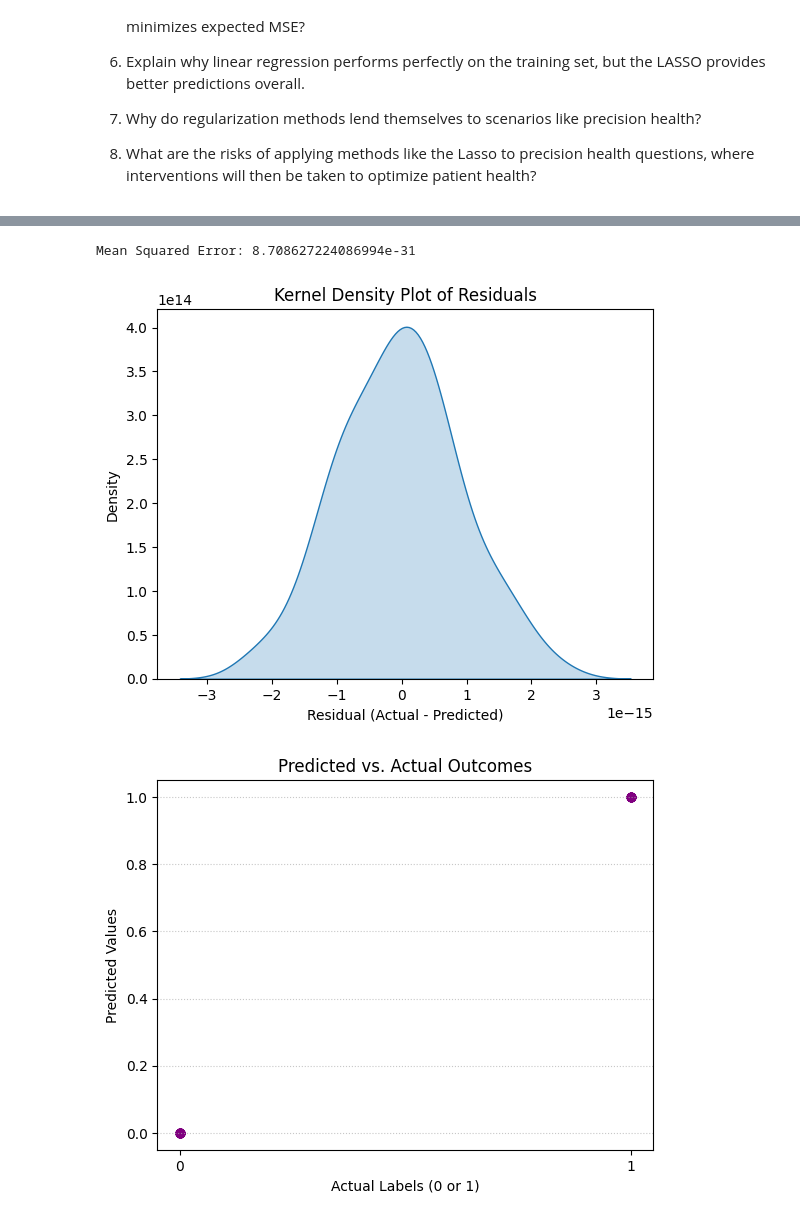
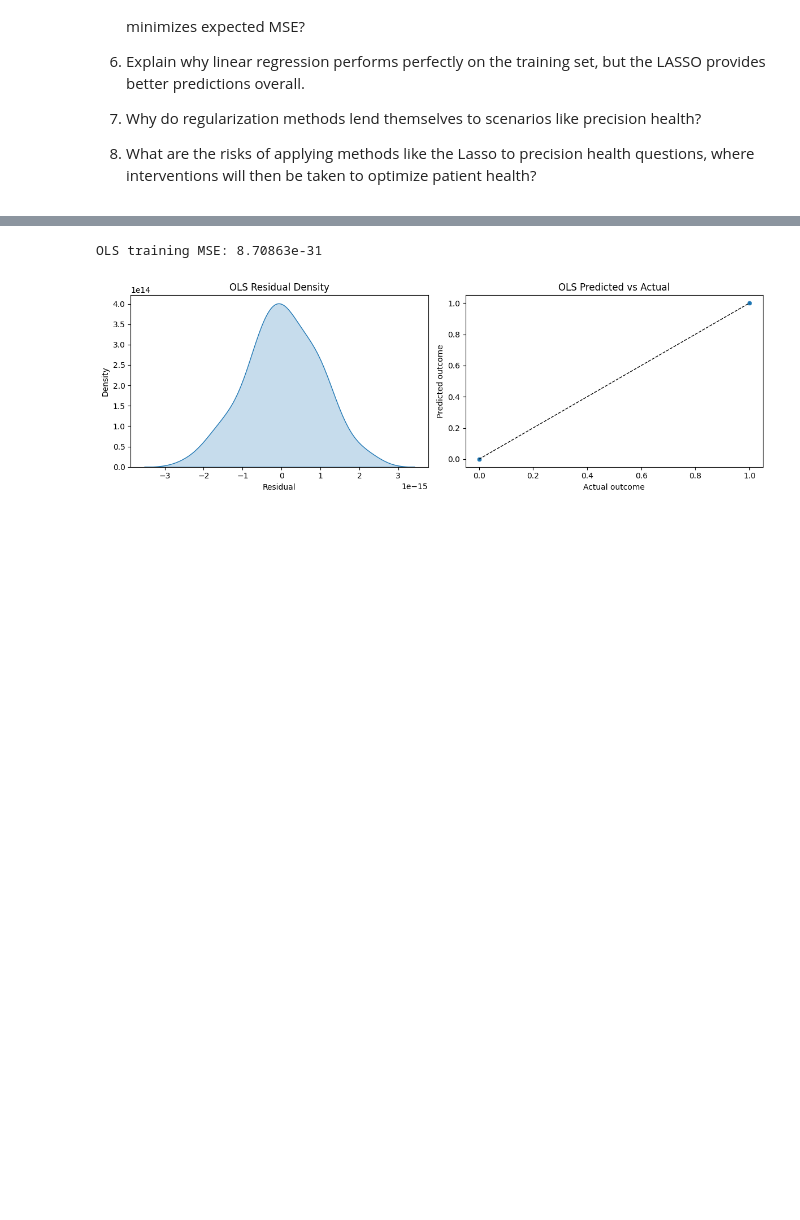
Before and after one commit to lainegoldmacher1/undergrad_ml_assignments, a Jupyter notebook: genomics_lab.ipynb, the cells around one changed output, grey strips where cells are left out. Saved outputs shown, nothing was run; the diff lists cells and outputs as text; code cells hidden in the pictures; blank space fills up the shorter version.

```diff
--- a/genomics_lab.ipynb
+++ b/genomics_lab.ipynb
@@ -40,6 +36,14 @@ df.head()
 # %%
+#1
+df = pd.read_csv('data/golub.csv')
+
 mapper = {'allB': 0, 'allT': 0, 'aml': 1}
+df['outcome'] = df['cancer'].map(mapper)
+print(df[['Samples', 'cancer', 'outcome']].head())
 
-df['cancer'] = df['cancer'].map(mapper)
-df
+y = df['outcome']
+X = df.drop(['Samples', 'BM.PB', 'Gender', 'Source', 'tissue.mf', 'cancer', 'outcome'], axis=1)
+
+print(f'Observations: {X.shape[0]}')
+print(f'Genes used as predictors: {X.shape[1]}')
 # %% [output]
@@ -59,38 +58,30 @@ df
 # %%
 #2
-from sklearn.linear_model import LinearRegression
-from sklearn.metrics import mean_squared_error
-import seaborn as sns
-import matplotlib.pyplot as plt
+ols = LinearRegression().fit(X, y)
+y_hat_ols = ols.predict(X)
+residuals_ols = y_hat_ols - y
 
-X = df.drop(columns=['Samples', 'BM.PB', 'Gender', 'tissue.mf', 'cancer'])
-X = X.select_dtypes(include=[np.number])
-y = df['cancer']
+print(f'OLS training MSE: {mse(y, y_hat_ols):.6g}')
 
-model = LinearRegression(fit_intercept=True)
-model.fit(X, y)
+fig, axes = plt.subplots(1, 2, figsize=(12, 4))
 
-predictions = model.predict(X)
-mse = mean_squared_error(y, predictions)
-print(f"Mean Squared Error: {mse}")
-residuals = y - predictions
+sns.kdeplot(residuals_ols, fill=True, ax=axes[0])
+axes[0].set_title('OLS Residual Density')
+axes[0].set_xlabel('Residual')
 
-sns.kdeplot(residuals, fill=True)
-plt.title('Kernel Density Plot of Residuals')
-plt.xlabel('Residual (Actual - Predicted)')
-plt.ylabel('Density')
+sns.scatterplot(x=y, y=y_hat_ols, ax=axes[1])
+axes[1].plot([0, 1], [0, 1], linestyle='--', color='black', linewidth=1)
+axes[1].set_title('OLS Predicted vs Actual')
+axes[1].set_xlabel('Actual outcome')
+axes[1].set_ylabel('Predicted outcome')
+
+plt.tight_layout()
 plt.show()
 
-plt.scatter(predictions, y, alpha=0.5, color="purple")
-plt.title('Predicted vs. Actual Outcomes')
-plt.xlabel('Actual Labels (0 or 1)')
-plt.ylabel('Predicted Values')
-plt.xticks([0, 1])
-plt.grid(axis='y', linestyle=':', alpha=0.7)
-plt.show()
+# The training MSE is essentially zero, which means the linear model interpolates the training data almost perfectly.
+# That is not surprising because the dataset has far more gene predictors than patient observations, so an unregularized linear model has enough flexibility to memorize the sample.
 # %% [output]
-Mean Squared Error: 8.708627224086994e-31
+OLS training MSE: 8.70863e-31
-[figure, old version]
+[figure, new version]
-[figure, removed]
 # %%
 #3
```
Also changed, not shown: parts of 10 cells of this notebook.
